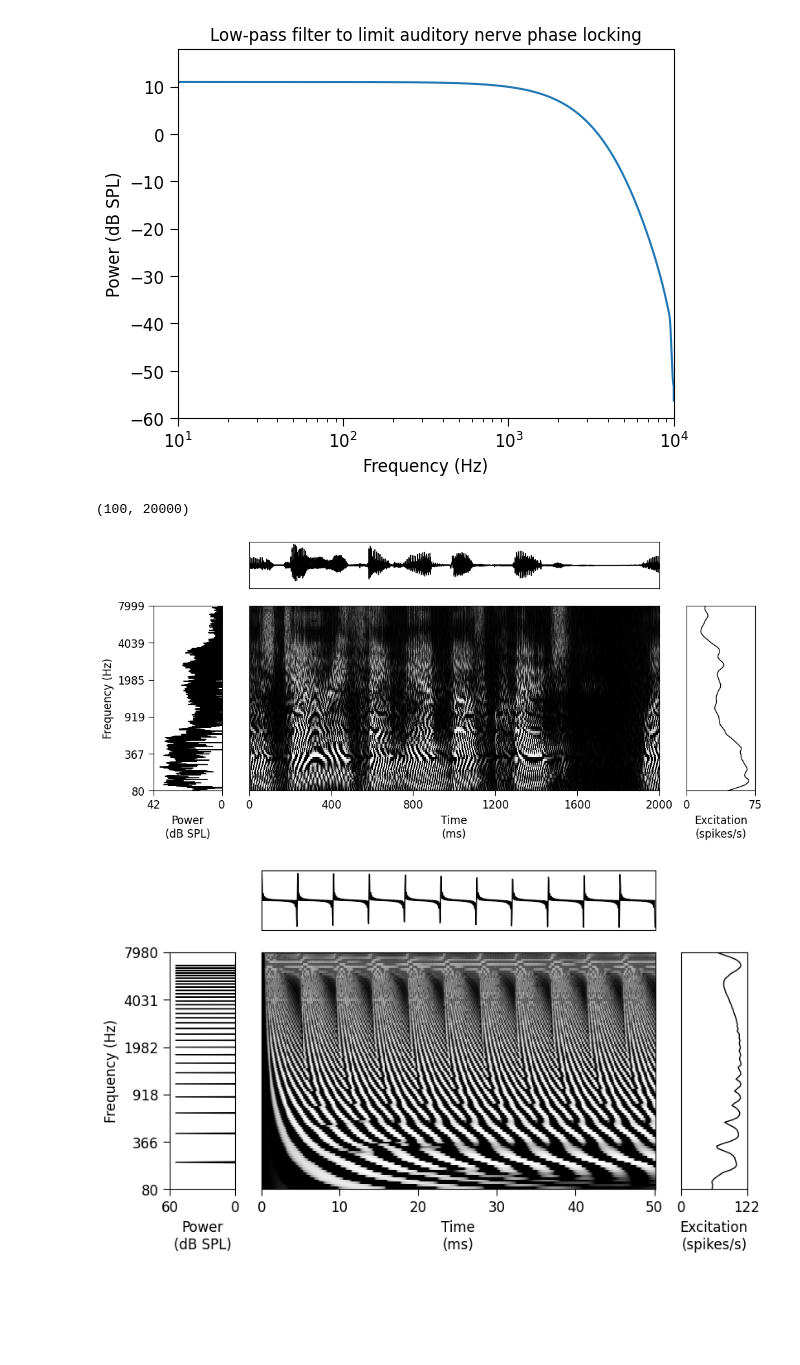
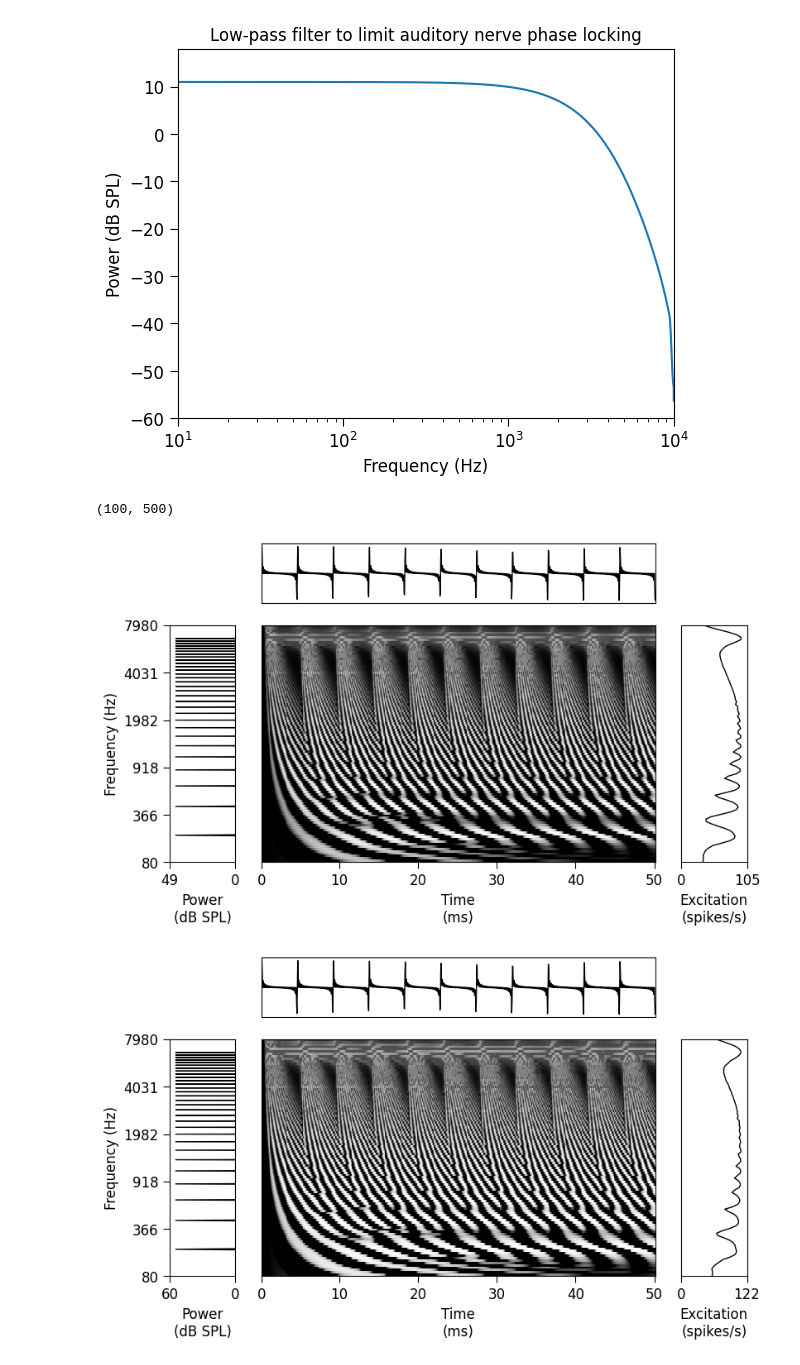
Before and after one commit to msaddler/auditory_model_tutorial, a Jupyter notebook: DEV.ipynb, the cells around one changed output. Cells and saved outputs as stored; diff of their text form; code cells hidden in the pictures; blank space fills up the shorter version.

```diff
--- a/DEV.ipynb
+++ b/DEV.ipynb
@@ -241,42 +257,42 @@ class CochlearModel(torch.nn.Module):
         """
         x = self.cochlear_filterbank(x)
         x = self.half_wave_rectification(x)
         x = self.rate_level_function(x)
         x = self.ihc_lowpass_filter(x)
         x = self.half_wave_rectification(x)
         return x
 
 
 cochlear_model = CochlearModel(
     sr_input=sr,
     cfs=utils.erbspace(8e1, 8e3, 100),
 ).to(device)
 
-# x = utils.harmonic_complex_tone(
-#     sr=cochlear_model.sr_input,
-#     dur=0.05,
-#     f0=220,
-#     phase="sine",
-#     harmonics=np.arange(1, 31, 1),
-# )
-x = sf.read("data/000.wav")[0]
+x = utils.harmonic_complex_tone(
+    sr=cochlear_model.sr_input,
+    dur=0.05,
+    f0=220,
+    phase="sine",
+    harmonics=np.arange(1, 31, 1),
+)
+# x = sf.read("data/000.wav")[0]
 x = utils.set_dbspl(x, 60)
 
 x_tensor = torch.as_tensor(x, device=device).float()[None, ...]
 x_nervegram_tensor = cochlear_model(x_tensor)[0]
 x_nervegram = x_nervegram_tensor.detach().cpu().numpy()
 print(x_nervegram.shape)
 
 fig, ax_arr = utils.make_nervegram_plot(
-    figsize=(12, 5),
+    # figsize=(12, 5),
     waveform=x,
     nervegram=x_nervegram,
     sr_waveform=cochlear_model.sr_input,
     sr_nervegram=cochlear_model.sr_output,
     cfs=cochlear_model.cfs,
 )
 plt.show()
 # %% [output]
-(100, 20000)
+(100, 500)
-[figure, old version]
+[figure, new version]
 # %%
```
Also changed, not shown: parts of 11 cells of this notebook.
